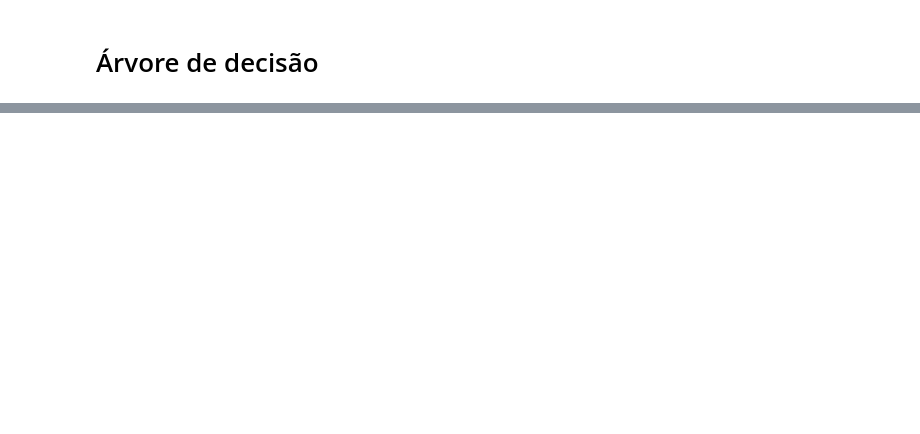
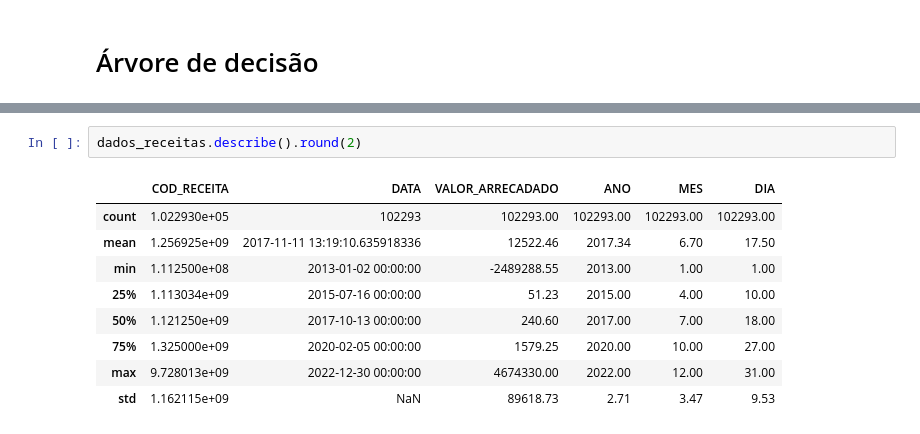
Before and after one commit to AllysonAbreu/dw_contas_publicas_2022, a Jupyter notebook: TCC2/dados/arvores_decisao.ipynb, the cells around one changed output, grey strips where cells are left out. Drawn from its saved outputs; the diff is of its cells as text; blank space fills up the shorter version.

```diff
--- a/TCC2/dados/arvores_decisao.ipynb
+++ b/TCC2/dados/arvores_decisao.ipynb
@@ -31,0 +53,12 @@ dados_despesas.head()
+# %%
+dados_receitas.describe().round(2)
+# %% [output]
+|  | COD_RECEITA | DATA | VALOR_ARRECADADO | ANO | MES | DIA |
+| count | 1.022930e+05 | 102293 | 102293.00 | 102293.00 | 102293.00 | 102293.00 |
+| mean | 1.256925e+09 | 2017-11-11 13:19:10.635918336 | 12522.46 | 2017.34 | 6.70 | 17.50 |
+| min | 1.112500e+08 | 2013-01-02 00:00:00 | -2489288.55 | 2013.00 | 1.00 | 1.00 |
+| 25% | 1.113034e+09 | 2015-07-16 00:00:00 | 51.23 | 2015.00 | 4.00 | 10.00 |
+| 50% | 1.121250e+09 | 2017-10-13 00:00:00 | 240.60 | 2017.00 | 7.00 | 18.00 |
+| 75% | 1.325000e+09 | 2020-02-05 00:00:00 | 1579.25 | 2020.00 | 10.00 | 27.00 |
+| max | 9.728013e+09 | 2022-12-30 00:00:00 | 4674330.00 | 2022.00 | 12.00 | 31.00 |
+| std | 1.162115e+09 | NaN | 89618.73 | 2.71 | 3.47 | 9.53 |
```
Also changed, not shown: parts of 18 cells of this notebook, 1 other file.
